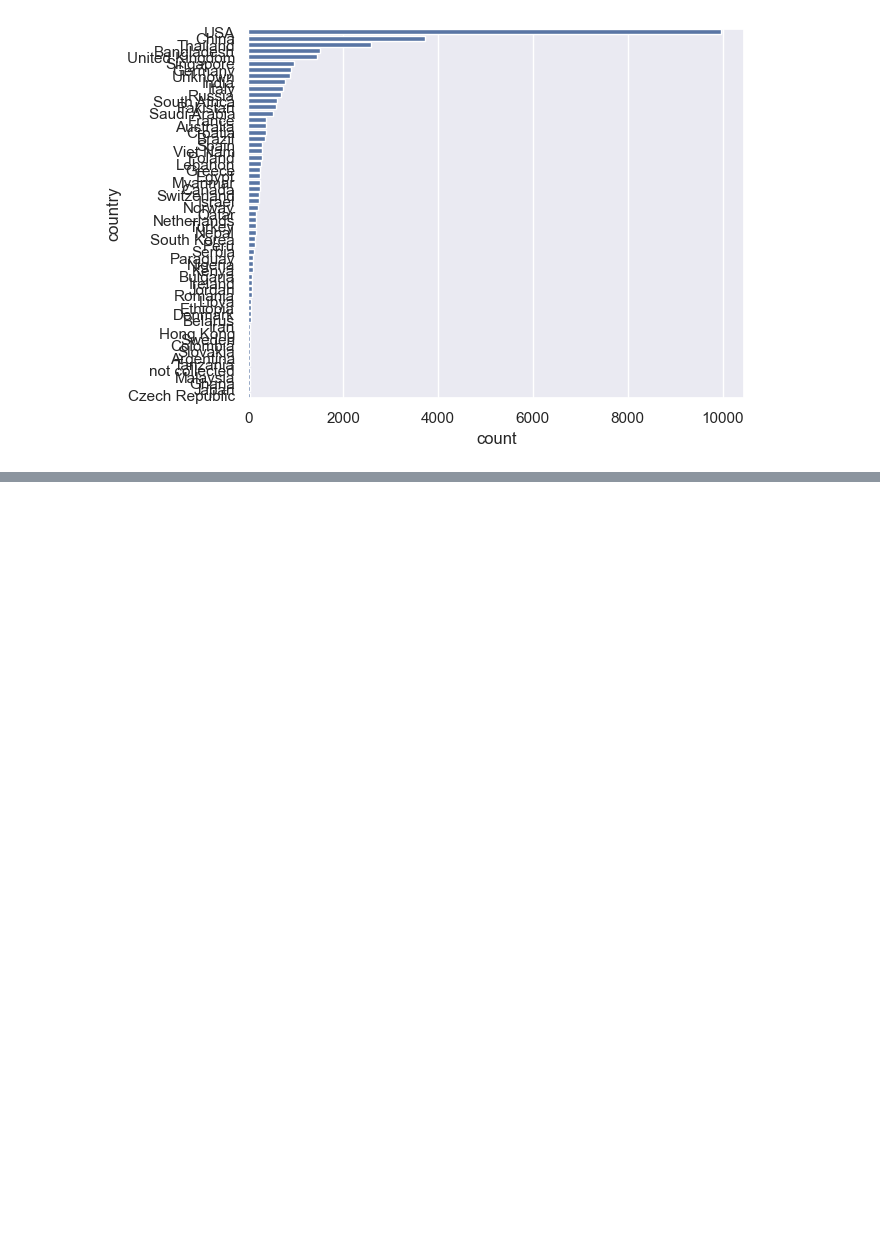
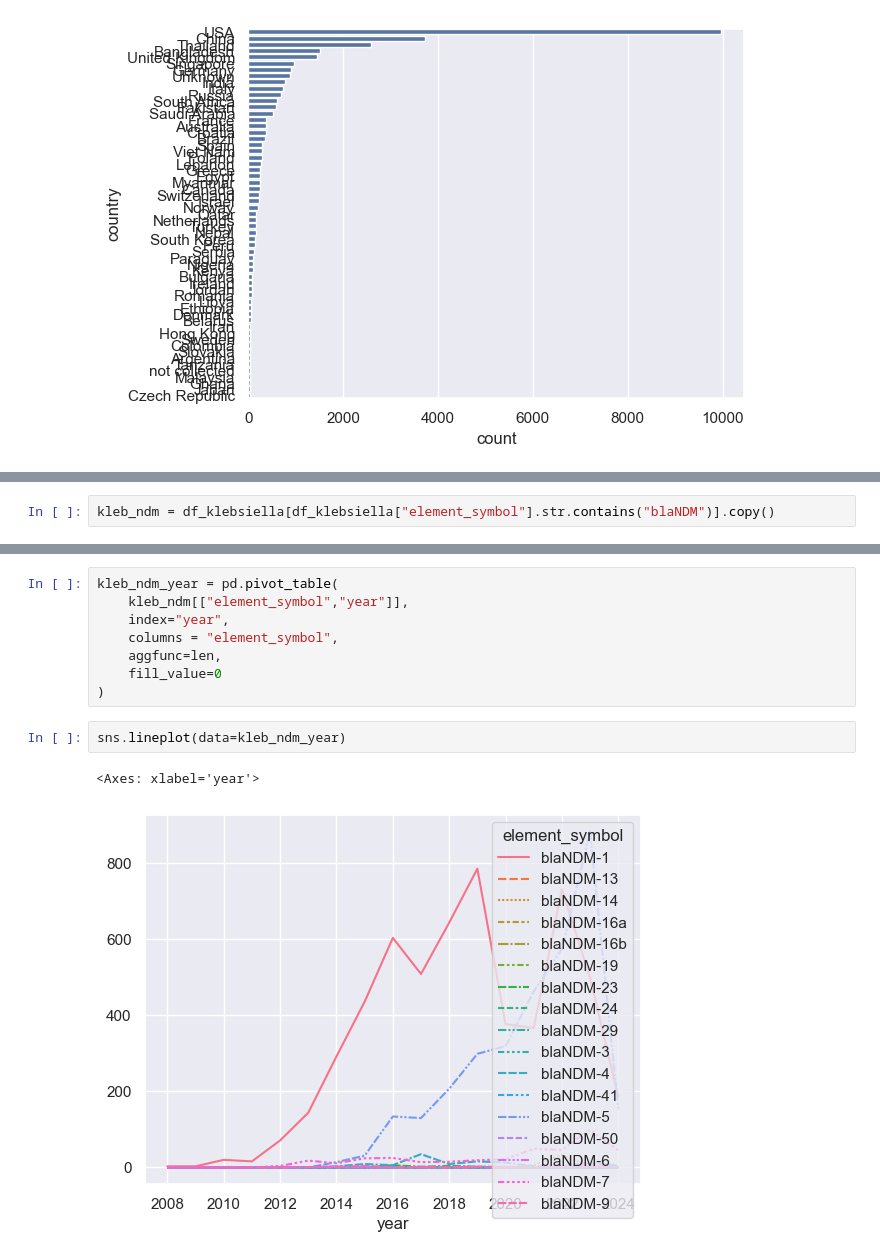
Before and after one commit to juanu/ndm-global, a Jupyter notebook: notebooks/3_DetailedKlebsiellaAnalysis.ipynb, the cells around one changed output, grey strips where cells are left out. Drawn from its saved outputs; the diff is of its cells as text; blank space fills up the shorter version.

Commit message:
plot genes by year

```diff
--- a/notebooks/3_DetailedKlebsiellaAnalysis.ipynb
+++ b/notebooks/3_DetailedKlebsiellaAnalysis.ipynb
@@ -57,0 +62,2 @@ As expected, USA and China are the countries with the highest number of isolates
+# %%
+kleb_ndm = df_klebsiella[df_klebsiella["element_symbol"].str.contains("blaNDM")].copy()
@@ -57,0 +71,13 @@ As expected, USA and China are the countries with the highest number of isolates
+# %%
+kleb_ndm_year = pd.pivot_table(
+    kleb_ndm[["element_symbol","year"]],
+    index="year",
+    columns = "element_symbol",
+    aggfunc=len,
+    fill_value=0
+)
+# %%
+sns.lineplot(data=kleb_ndm_year)
+# %% [output]
+<Axes: xlabel='year'>
+[figure, added]
```
Also changed, not shown: parts of 3 cells of this notebook.
